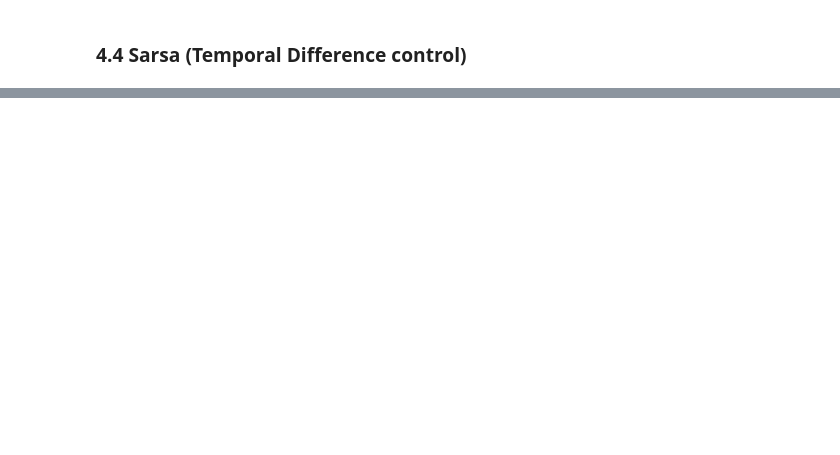
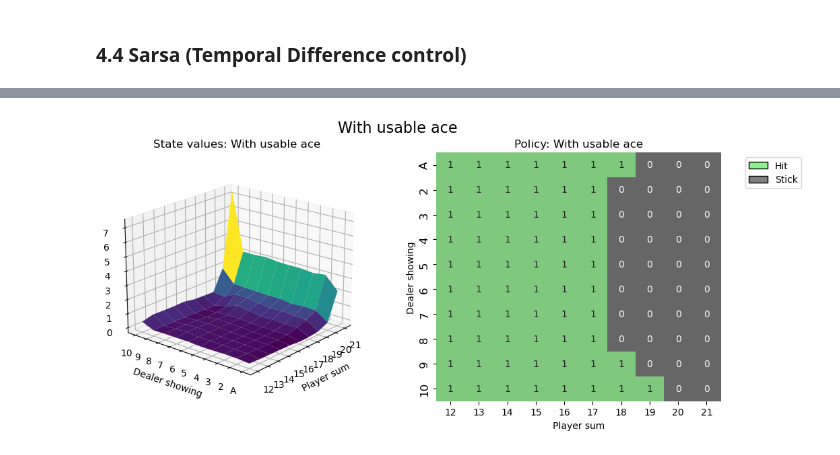
Before and after one commit to LuisPHenriques/Reinforcement-Learning-Blackjack, a Jupyter notebook: notebooks/ReinforcementLearning-Blackjack.ipynb, the cells around one changed output, grey strips where cells are left out. Saved outputs shown, nothing was run; the diff lists cells and outputs as text; code cells hidden in the pictures; blank space fills up the shorter version.

Commit message:
Sarsa implemented inspired from gym Q-Learning class code

```diff
--- a/notebooks/ReinforcementLearning-Blackjack.ipynb
+++ b/notebooks/ReinforcementLearning-Blackjack.ipynb
@@ -682,2 +683,15 @@ plt.show()
 # %% [markdown]
 ### 4.4 Sarsa (Temporal Difference control)
+# %%
+# hyperparameters
+learning_rate = 0.001
+n_episodes = 1000000
+start_epsilon = 1.0
+epsilon_decay = start_epsilon / (n_episodes / 2)  # reduce the exploration over time
+final_epsilon = 0.1
+
+SarsaAgent = SarsaAgent(environment = environment,
+                            learning_rate = learning_rate,
+                            initial_epsilon = start_epsilon,
+                            epsilon_decay = epsilon_decay,
+                            final_epsilon = final_epsilon)
@@ -683,0 +769,7 @@ plt.show()
+# %%
+# state values & policy with usable ace (ace counts as 11)
+value_grid, policy_grid = create_grids(SarsaAgent, usable_ace=True)
+fig1 = create_plots(value_grid, policy_grid, title="With usable ace")
+plt.show()
+# %% [output]
+[figure, added]
```
Also changed, not shown: parts of 5 cells of this notebook, 1 other file.
